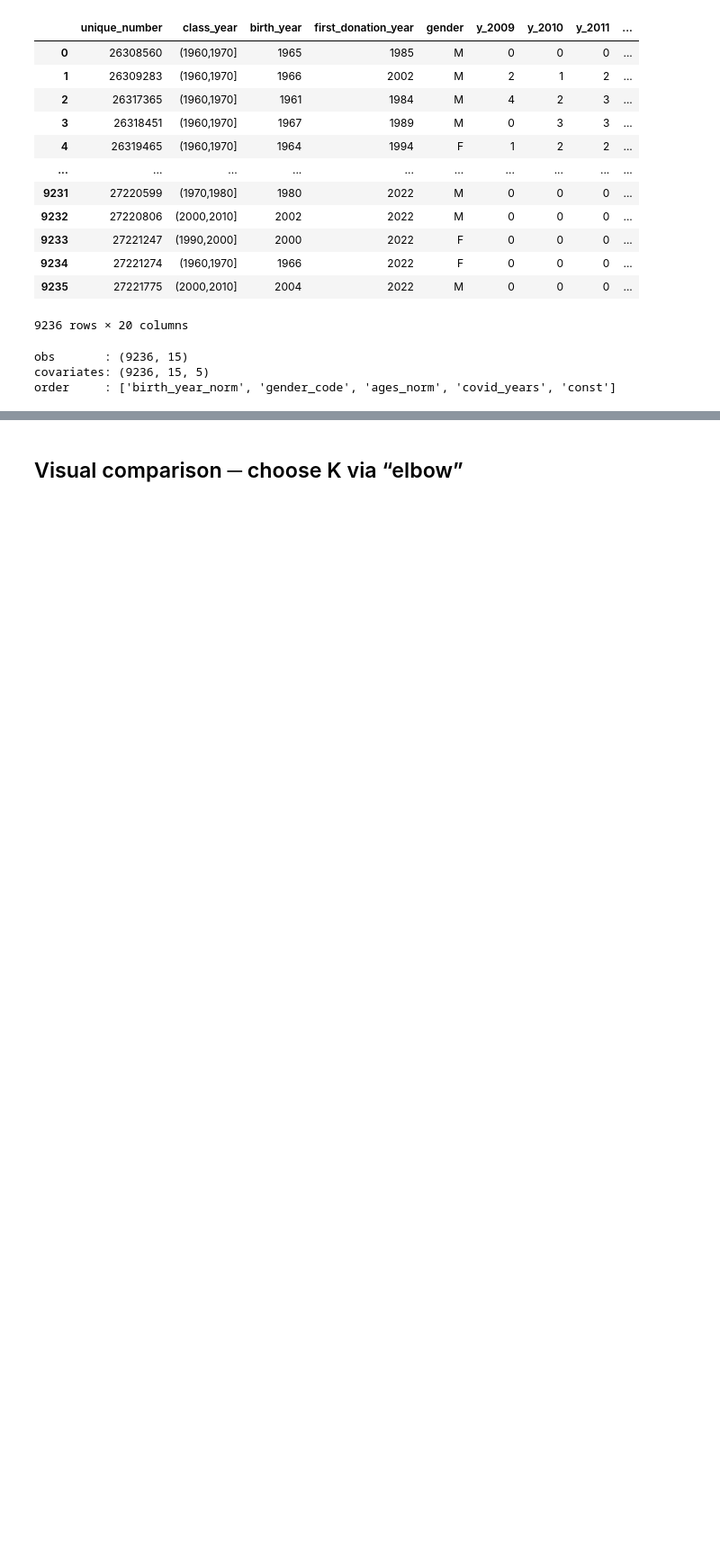
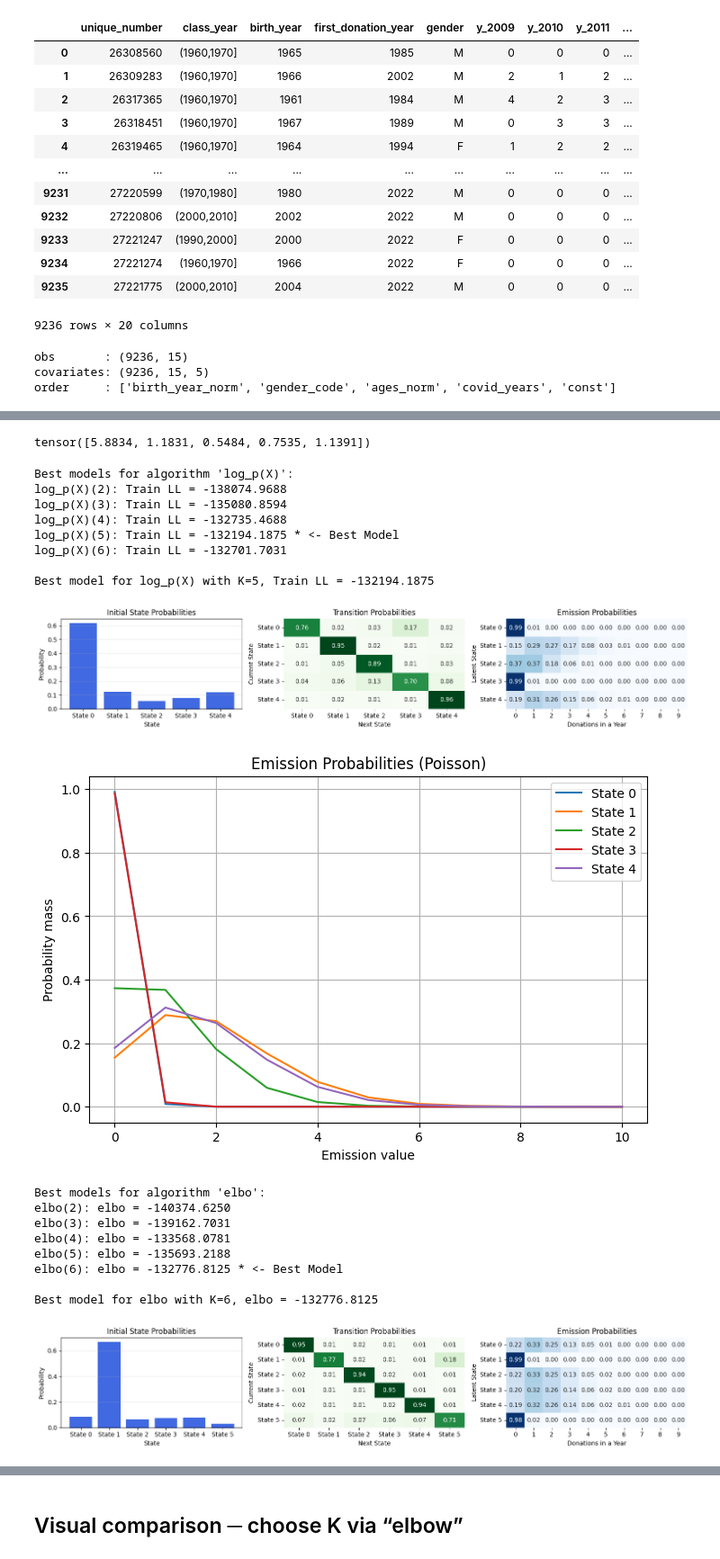
Before and after one commit to erikdeluca/Blood-Donors, a Jupyter notebook: Python/Number of latent states.ipynb, the cells around one changed output, grey strips where cells are left out. Shown at 90% size. Cells and saved outputs as stored; diff of their text form; code cells hidden in the pictures; blank space fills up the shorter version.

```diff
--- a/Python/Number of latent states.ipynb
+++ b/Python/Number of latent states.ipynb
@@ -241,0 +206,2 @@ K=6 |  ELBO -108984.7   held-out LL -26901.0
+# %%
+e , p = fit_hmm(3, obs_torch, n_steps=1000, lr=0.01, seed=0, verbose=False)
@@ -241,0 +218,4 @@ K=6 |  ELBO -108984.7   held-out LL -26901.0
+# %%
+lam = p["r_alpha"] / p["r_beta"]             # [K]
+
+lam
@@ -241,0 +274,28 @@ K=6 |  ELBO -108984.7   held-out LL -26901.0
+# %%
+def log_evidence(params, obs):
+    """
+    Calcola log p(obs) usando il forward algorithm
+    con i parametri appresi (params). E' diverso da
+    EM nel quale i parametri sono aggiornati, qui i parametri sono fissi.
+    """
+    with torch.no_grad():
+        K = params["pi_alpha"].numel()
+
+        pi  = dist.Dirichlet(params["pi_alpha"]).mean          # [K]
+        A   = dist.Dirichlet(params["A_alpha"]).mean           # [K,K]
+        lam = params["r_alpha"] / params["r_beta"]             # [K]
+
+        log_pi = pi.log()                          # log iniziale
+        log_A  = (A / A.sum(1, keepdim=True)).log()             # log matrice transizione
+        emis   = dist.Poisson(lam).log_prob(obs.unsqueeze(-1))  # (N,T,K) emission log-prob
+
+        N, T = obs.shape
+        log_alpha = log_pi + emis[:, 0]                          # inizializzazione
+
+        for t in range(1, T):
+            # forward update: logsumexp su dimensione degli stati precedenti
+            log_alpha = (log_alpha.unsqueeze(2) + log_A).logsumexp(1) + emis[:, t]
+
+        # log-likelihood sequenze (somma su sequenze)
+        total_ll = log_alpha.logsumexp(1).sum().item()
+        return total_ll
@@ -241,0 +340,8 @@ K=6 |  ELBO -108984.7   held-out LL -26901.0
+# %%
+best_models, best_scores = elbo_vs_evidence(obs_torch, range(2, 7), num_inits=5, verbose=True)
+
+# Accesso al miglior modello per log p(X)
+best_logp_model_K3 = best_models["log_p(X)"][3]
+
+# Accesso al valore log p(X)
+print("log p(X) migliore per K=3:", best_scores["log_p(X)"][3])
@@ -241,0 +366,4 @@ K=6 |  ELBO -108984.7   held-out LL -26901.0
+# %%
+best_models['log_p(X)'][5]['pi_alpha']
+# %% [output]
+tensor([5.8834, 1.1831, 0.5484, 0.7535, 1.1391])
@@ -241,0 +567,23 @@ K=6 |  ELBO -108984.7   held-out LL -26901.0
+# %%
+print_best_models_2(best_models, best_scores)
+plot_all_scores_and_bic(best_scores, best_models, obs_torch)
+# %% [output]
+Best models for algorithm 'log_p(X)':
+log_p(X)(2): Train LL = -138074.9688
+log_p(X)(3): Train LL = -135080.8594
+log_p(X)(4): Train LL = -132735.4688
+log_p(X)(5): Train LL = -132194.1875 * <- Best Model
+log_p(X)(6): Train LL = -132701.7031
+
+Best model for log_p(X) with K=5, Train LL = -132194.1875
+[figure, added]
+[figure, added]
+Best models for algorithm 'elbo':
+elbo(2): elbo = -140374.6250
+elbo(3): elbo = -139162.7031
+elbo(4): elbo = -133568.0781
+elbo(5): elbo = -135693.2188
+elbo(6): elbo = -132776.8125 * <- Best Model
+
+Best model for elbo with K=6, elbo = -132776.8125
+[figure, added]
```
Also changed, not shown: parts of 22 cells of this notebook.
